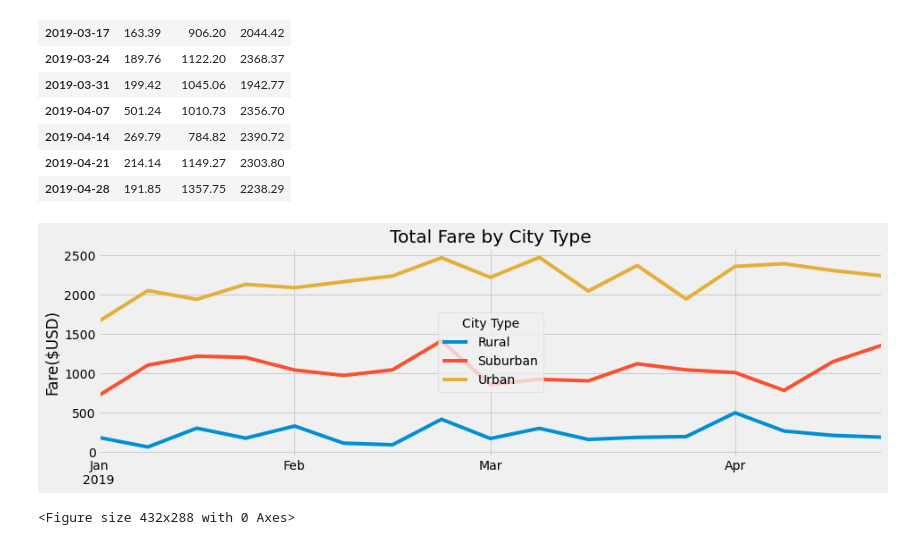
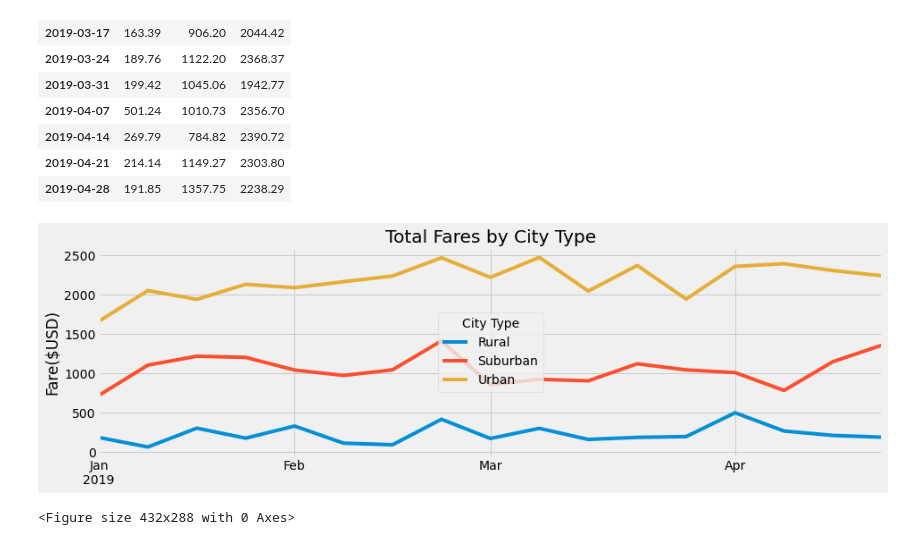
Before and after one commit to adbauer06/PyBer_Analysis, a Jupyter notebook: PyBer_Challenge.ipynb, the cells around one changed output. Drawn from its saved outputs; the diff is of its cells as text; code cells hidden in the pictures.

```diff
--- a/PyBer_Challenge.ipynb
+++ b/PyBer_Challenge.ipynb
@@ -141,8 +139,8 @@ fares_by_type_date
 |  | 2019-05-08 13:10:18 | 18.04 |
 2375 rows × 1 columns
 # %%
-# 3. Reset the index on the DataFrame you created in #1. This is needed to use the 'pivot()' function.
-fares_by_type_date = weekly_fares_by_type.reset_index()
+# 2. Reset the index on the DataFrame you created in #1. This is needed to use the 'pivot()' function.
+fares_by_type_date = fares_by_type_date.reset_index()
 fares_by_type_date
 # %% [output]
 |  | type | date | fare |
@@ -241,18 +239,18 @@ fares_by_week
 # %%
 # 8. Using the object-oriented interface method, plot the resample DataFrame using the df.plot() function.
 weekly_fares = fares_by_week.plot(kind="line",figsize=(14,4))
 # Import the style from Matplotlib.
 from matplotlib import style
 # Use the graph style fivethirtyeight.
 style.use('fivethirtyeight')
 weekly_fares.set_ylabel("Fare($USD)")
-weekly_fares.set_title("Total Fare by City Type")
+weekly_fares.set_title("Total Fares by City Type")
 weekly_fares.legend(title = "City Type", loc = "center")
 weekly_fares.set_xlabel("")
 plt.savefig("analysis/Fare_By_City_Type.png")
 
 plt.show()
 plt.tight_layout()
 # %% [output]
-[figure, old version]
+[figure, new version]
 <Figure size 432x288 with 0 Axes>
```
Also changed, not shown: parts of 7 cells of this notebook, 3 other files.
